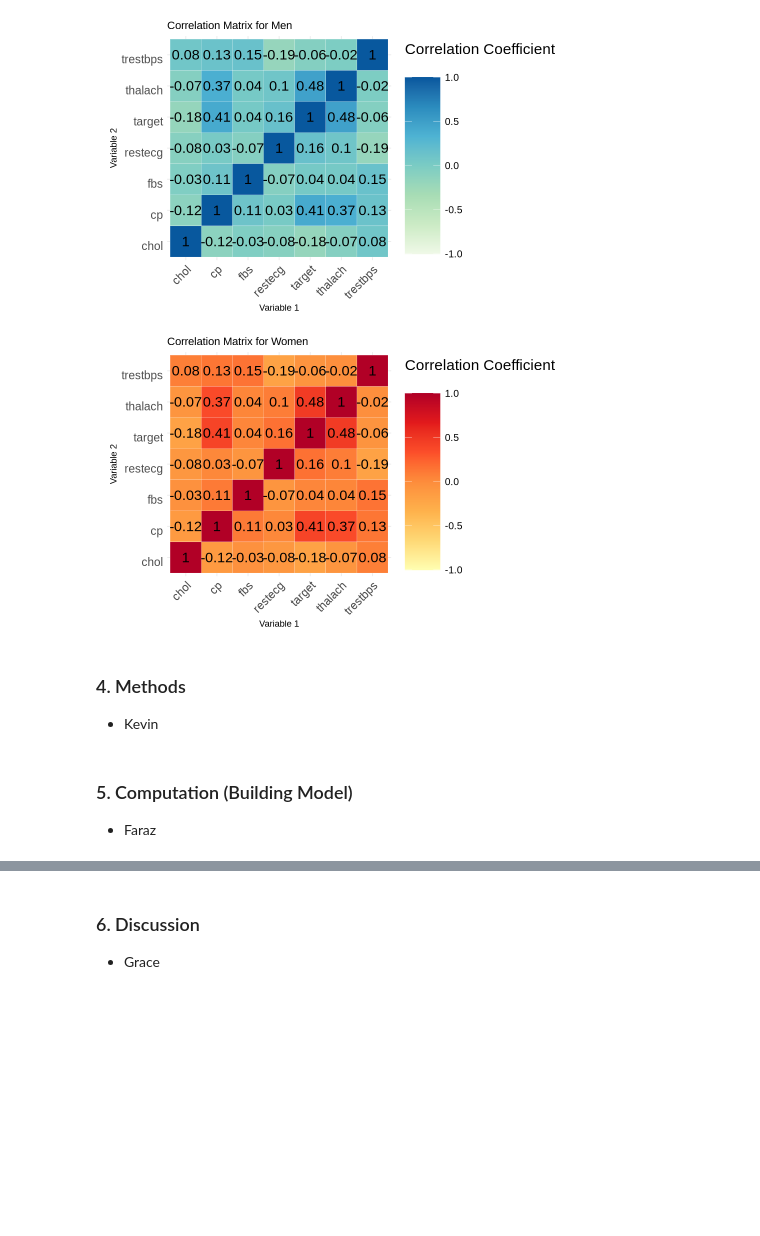
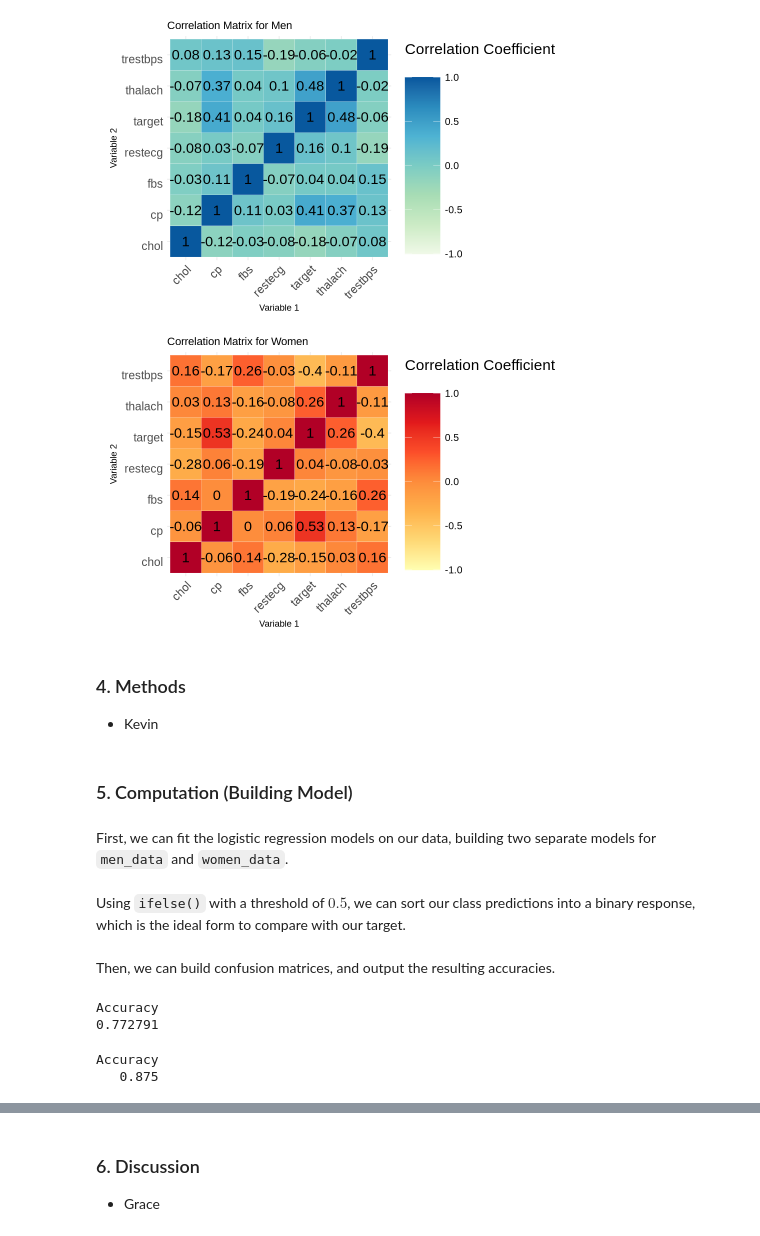
Before and after one commit to farazht/STAT301, a Jupyter notebook: main.ipynb, the cells around one changed output, grey strips where cells are left out. Cells and saved outputs as stored; diff of their text form; code cells hidden in the pictures; blank space fills up the shorter version.

Commit message:
Training models, output accuracy, confusion matrices

```diff
--- a/main.ipynb
+++ b/main.ipynb
@@ -43,14 +65,7 @@ library(tidyr)
 heart_data <- read.csv("heart.csv")
 # %%
 heart_clean <- heart_data %>%
-    select(target, sex, cp, trestbps, chol, fbs, restecg, thalach) %>%
-    mutate(
-        # target = as.factor(target),
-        # sex = as.factor(sex),
-        # cp = as.factor(cp),
-        # fbs = as.factor(fbs),
-        # restecg = as.factor(restecg)
-    )
+    select(target, sex, cp, trestbps, chol, fbs, restecg, thalach)
 
 head(heart_clean)
 # %% [output]
@@ -123,44 +141,45 @@ plot_men_corr_matrix
 # %% [output]
 [figure]
 # %%
+# Main developer: Tarvin
 options(repr.plot.width = 8, repr.plot.height = 5)
 
 women_corr_matrix <-
    women_data %>%
    cor() %>%
    as_tibble(rownames = 'var1') %>%
    pivot_longer(-var1, names_to = "var2", values_to = "corr")
 
 plot_women_corr_matrix <-
-  corr_matrix %>%
+  women_corr_matrix %>%
   ggplot(aes(var1, var2)) +
   geom_tile(aes(fill = corr), color = "white") +
   scale_fill_distiller("Correlation Coefficient \n",
       palette = "YlOrRd",
       direction = 1,
       limits = c(-1,1)
     ) +
     labs(x = "Variable 1", y = "Variable 2") +
     ggtitle("Correlation Matrix for Women") +
     theme_minimal() +
     theme(
         axis.text.x = element_text(angle = 45, vjust = 1, size = 14, hjust = 1),
         axis.text.y = element_text(vjust = 1, size = 14, hjust = 1),
         legend.title = element_text(size = 18),
         legend.text = element_text(size = 12),
         legend.key.size = unit(1.5, "cm")
     ) +
     coord_fixed() +
    geom_text(aes(var1, var2, label = round(corr, 2)), color = "black", size = 6)
 
 plot_women_corr_matrix
 # %% [output]
-[figure, old version]
+[figure, new version]
 # %% [markdown]
 ### 4. Methods
 
 - Kevin
 # %% [markdown]
 ### 5. Computation (Building Model)
-
-- Faraz
+# %% [markdown]
+First, we can fit the logistic regression models on our data, building two separate models for `men_data` and `women_data`.
@@ -166,0 +199,2 @@ plot_women_corr_matrix
+# %% [markdown]
+Using `ifelse()` with a threshold of $0.5$, we can sort our class predictions into a binary response, which is the ideal form to compare with our target.
@@ -166,0 +208,25 @@ plot_women_corr_matrix
+# %% [markdown]
+Then, we can build confusion matrices, and output the resulting accuracies.
+# %%
+# Main developer: Faraz
+men_conf_matrix <- confusionMatrix(
+    factor(men_predicted_classes),
+    factor(men_data$target)
+)
+
+women_conf_matrix <- confusionMatrix(
+    factor(women_predicted_classes),
+    factor(women_data$target)
+)
+
+# Accuracies
+men_accuracy <- men_conf_matrix$overall['Accuracy']
+women_accuracy <- women_conf_matrix$overall['Accuracy']
+
+men_accuracy
+women_accuracy
+# %% [output]
+Accuracy
+0.772791
+Accuracy
+   0.875
```
Also changed, not shown: parts of 9 cells of this notebook.
